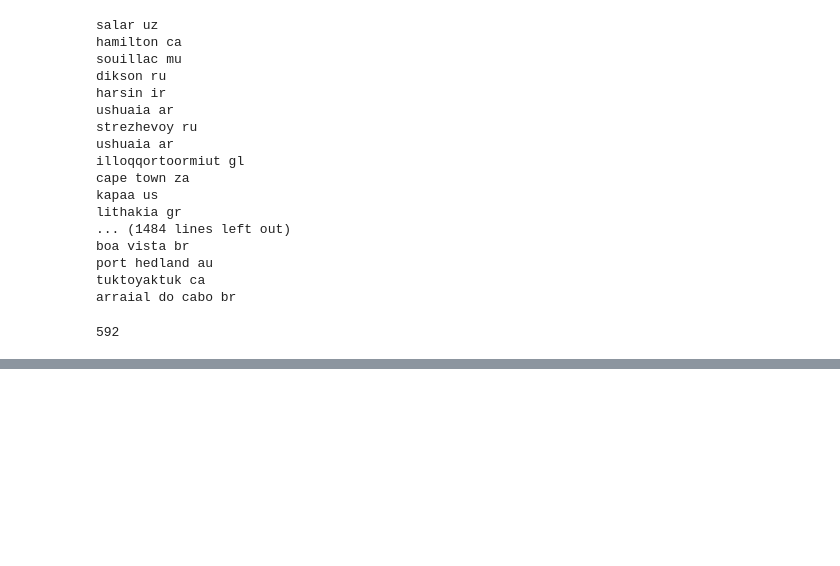
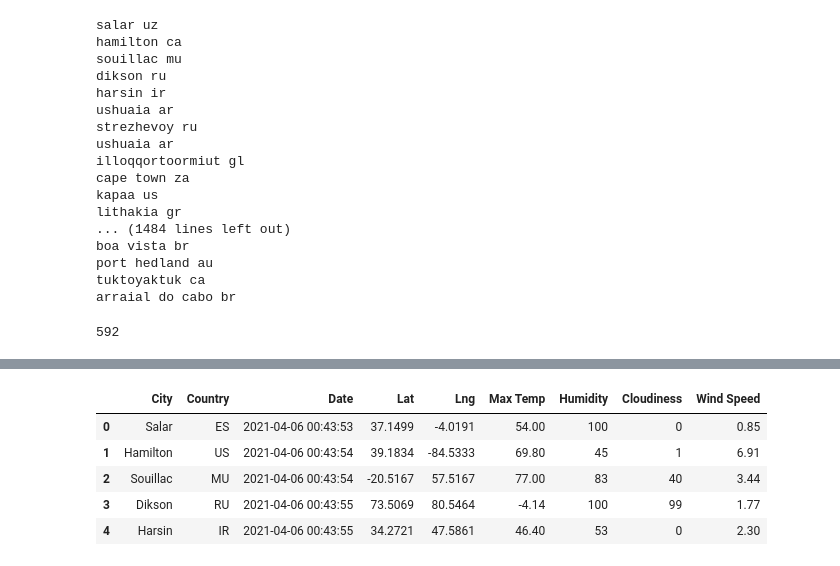
Before and after one commit to opeoje91/World_Weather_Analysis, a Jupyter notebook: WeatherPy.ipynb, the cells around one changed output, grey strips where cells are left out. Drawn from its saved outputs; the diff is of its cells as text; code cells hidden in the pictures; blank space fills up the shorter version.

```diff
--- a/WeatherPy.ipynb
+++ b/WeatherPy.ipynb
@@ -56,0 +164,12 @@ len(cities)
+# %%
+new_column_order = ["City", "Country", "Date", "Lat", "Lng", "Max Temp", "Humidity", "Cloudiness", "Wind Speed"]
+# %%
+city_data_newC_df = city_data_df[new_column_order]
+city_data_newC_df.head()
+# %% [output]
+|  | City | Country | Date | Lat | Lng | Max Temp | Humidity | Cloudiness | Wind Speed |
+| 0 | Salar | ES | 2021-04-06 00:43:53 | 37.1499 | -4.0191 | 54.00 | 100 | 0 | 0.85 |
+| 1 | Hamilton | US | 2021-04-06 00:43:54 | 39.1834 | -84.5333 | 69.80 | 45 | 1 | 6.91 |
+| 2 | Souillac | MU | 2021-04-06 00:43:54 | -20.5167 | 57.5167 | 77.00 | 83 | 40 | 3.44 |
+| 3 | Dikson | RU | 2021-04-06 00:43:55 | 73.5069 | 80.5464 | -4.14 | 100 | 99 | 1.77 |
+| 4 | Harsin | IR | 2021-04-06 00:43:55 | 34.2721 | 47.5861 | 46.40 | 53 | 0 | 2.30 |
```
Also changed, not shown: parts of 6 cells of this notebook, 3 other files.
